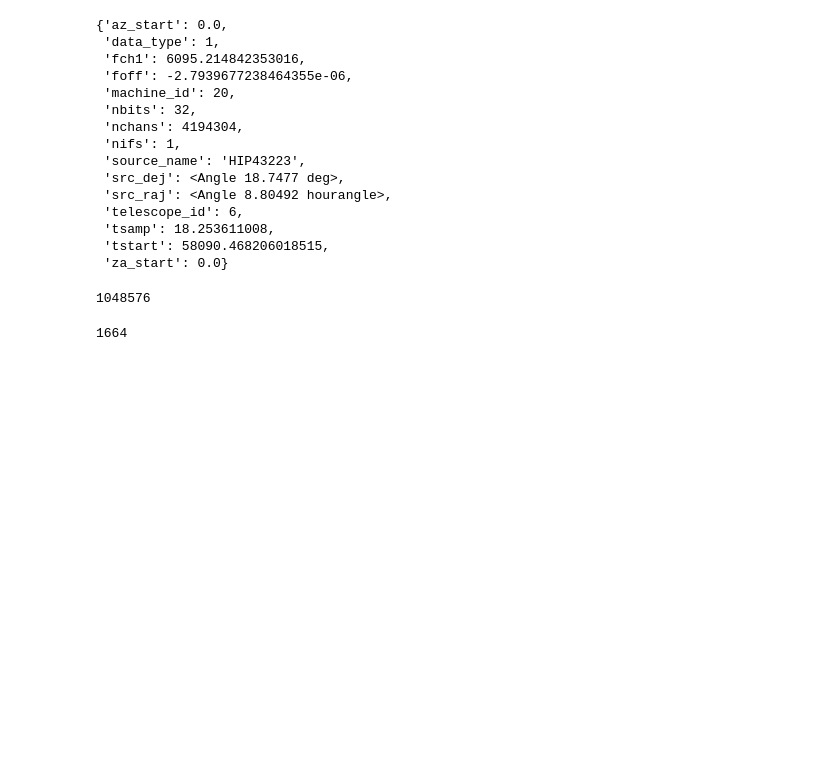
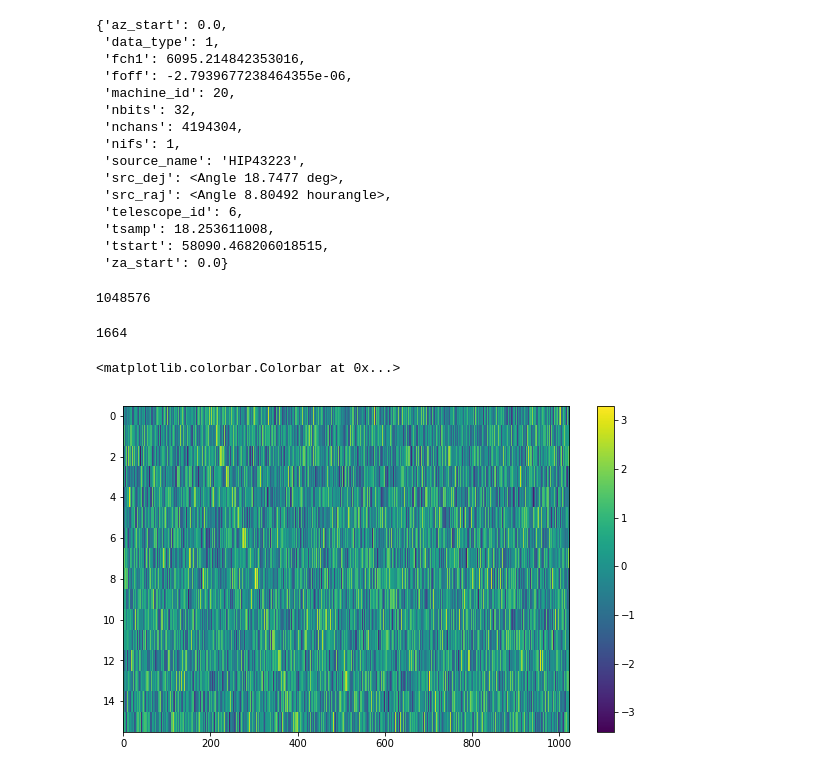
Before and after one commit to bbrzycki/setigen, a Jupyter notebook: jupyter-notebooks/Add_general_signal.ipynb, the cells around one changed output. Cells and saved outputs as stored; diff of their text form; code cells hidden in the pictures; blank space fills up the shorter version.

Commit message:
Generalized normalization and noise injection, start random generation of signals

```diff
--- a/jupyter-notebooks/Add_general_signal.ipynb
+++ b/jupyter-notebooks/Add_general_signal.ipynb
@@ -9,10 +9,10 @@ import sys, os, glob
 sys.path.append("../")
 import setigen as stg
 
-# 200
-i = 200
-fn = '/datax/users/bryanb/data/split_files/4194304_%04d.fil' % i
-fil = Waterfall(fn)
+# # 200
+# i = 200
+# fn = '/datax/users/bryanb/data/split_files/4194304_%04d.fil' % i
+# fil = Waterfall(fn)
 # %%
 stg.generate_signal
 # %% [output]
@@ -283,3 +283,17 @@ fil.header
 1744830464 / 1048576
 # %% [output]
 1664
+# %%
+signal = stg.generate(ts,
+                          fs,
+                          stg.constant_path(f_start = fs[200], drift_rate = -0.000002),
+                          stg.constant_t_profile(level = 2.0),
+                          stg.box_f_profile(width = 0.00001),
+                          stg.constant_bp_profile(level = 1.0))
+
+fig = plt.figure(figsize=(10,6))
+plt.imshow(stg.normalize(stg.inject_noise(signal)), aspect='auto')
+plt.colorbar()
+# %% [output]
+<matplotlib.colorbar.Colorbar at 0x...>
+[figure, added]
```
Also changed, not shown: 7 other files.
